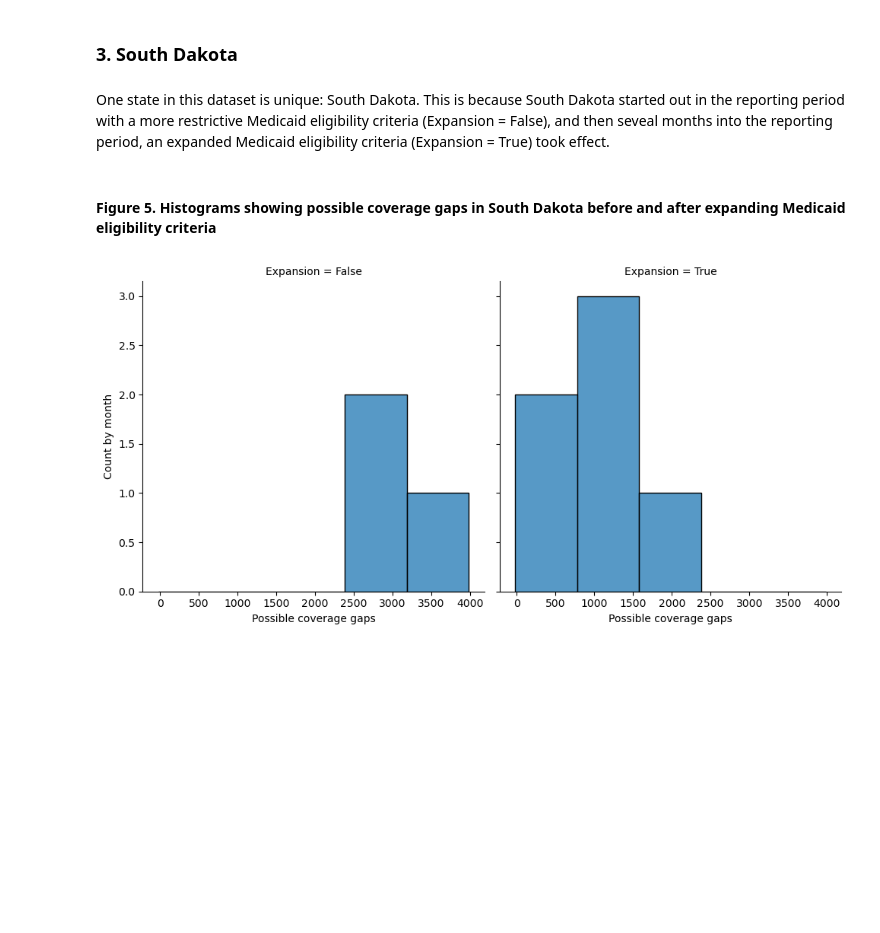
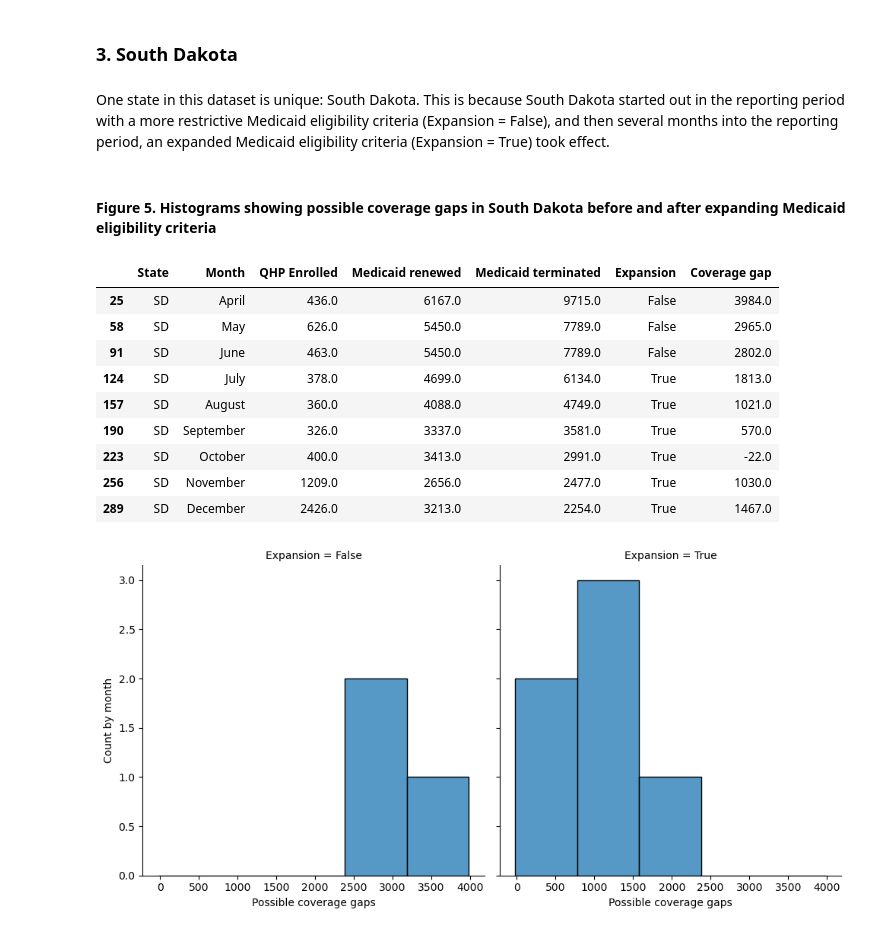
Before and after one commit to Zrrrpy/medicaid-unwinding, a Jupyter notebook: coverage_gap_analysis.ipynb, the cells around one changed output. Saved outputs shown, nothing was run; the diff lists cells and outputs as text; code cells hidden in the pictures; blank space fills up the shorter version.

```diff
--- a/coverage_gap_analysis.ipynb
+++ b/coverage_gap_analysis.ipynb
@@ -950,11 +1219,24 @@ boxplot = biggest_unwinding_33.boxplot(column = ['Coverage gap'], by = 'Expansio
 # %% [markdown]
 ### 3. South Dakota
 # %% [markdown]
-One state in this dataset is unique: South Dakota. This is because South Dakota started out in the reporting period with a more restrictive Medicaid eligibility criteria (Expansion = False), and then seveal months into the reporting period, an expanded Medicaid eligibility criteria (Expansion = True) took effect.
+One state in this dataset is unique: South Dakota. This is because South Dakota started out in the reporting period with a more restrictive Medicaid eligibility criteria (Expansion = False), and then several months into the reporting period, an expanded Medicaid eligibility criteria (Expansion = True) took effect.
 # %% [markdown]
 #### Figure 5. Histograms showing possible coverage gaps in South Dakota before and after expanding Medicaid eligibility criteria
 # %%
 sd_unwinding_33 = unwinding_33[(unwinding_33['State'] == 'SD')]
+# %%
+sd_unwinding_33
+# %% [output]
+|  | State | Month | QHP Enrolled | Medicaid renewed | Medicaid terminated | Expansion | Coverage gap |
+| 25 | SD | April | 436.0 | 6167.0 | 9715.0 | False | 3984.0 |
+| 58 | SD | May | 626.0 | 5450.0 | 7789.0 | False | 2965.0 |
+| 91 | SD | June | 463.0 | 5450.0 | 7789.0 | False | 2802.0 |
+| 124 | SD | July | 378.0 | 4699.0 | 6134.0 | True | 1813.0 |
+| 157 | SD | August | 360.0 | 4088.0 | 4749.0 | True | 1021.0 |
+| 190 | SD | September | 326.0 | 3337.0 | 3581.0 | True | 570.0 |
+| 223 | SD | October | 400.0 | 3413.0 | 2991.0 | True | -22.0 |
+| 256 | SD | November | 1209.0 | 2656.0 | 2477.0 | True | 1030.0 |
+| 289 | SD | December | 2426.0 | 3213.0 | 2254.0 | True | 1467.0 |
 # %%
 fig = sns.displot(data = sd_unwinding_33, col = 'Expansion', x = 'Coverage gap', kind = 'hist')
 
```
Also changed, not shown: parts of 50 cells of this notebook.
